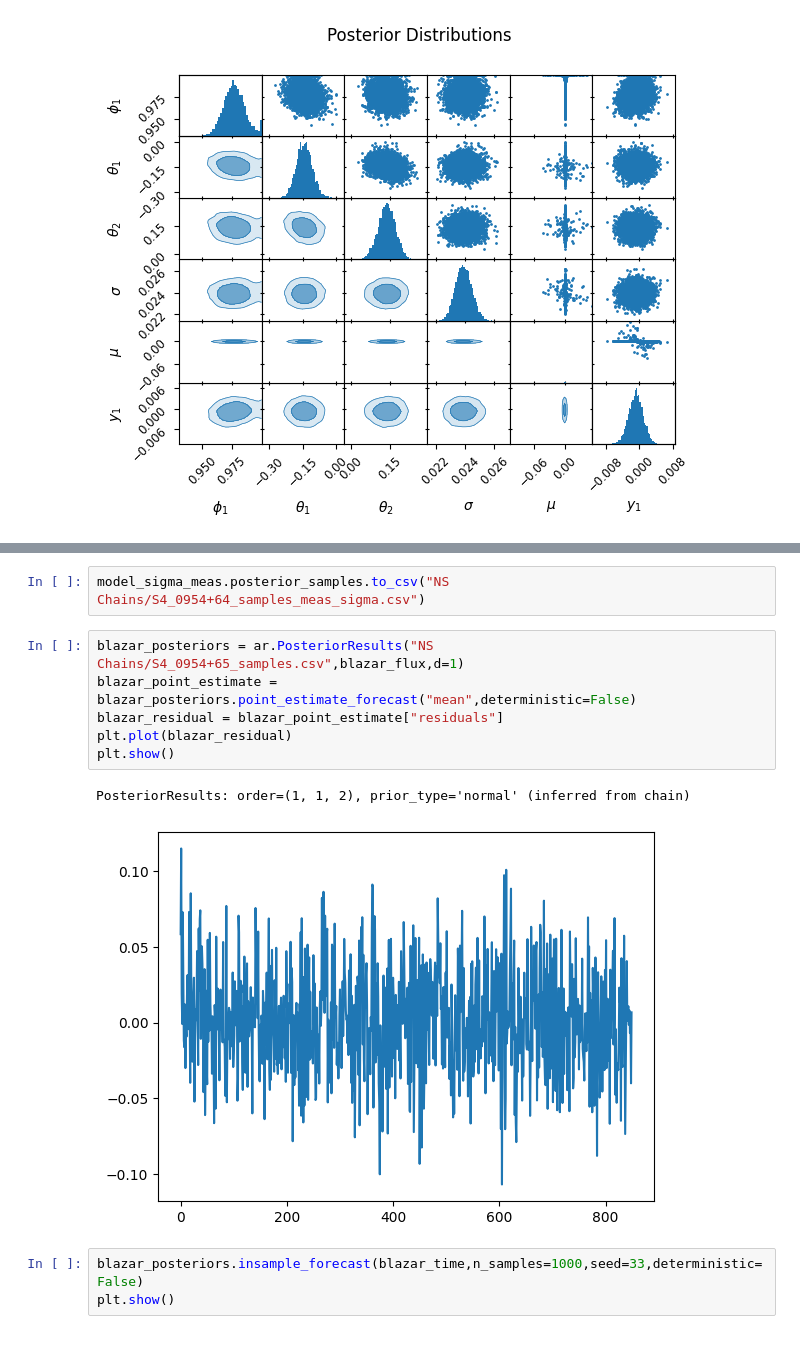
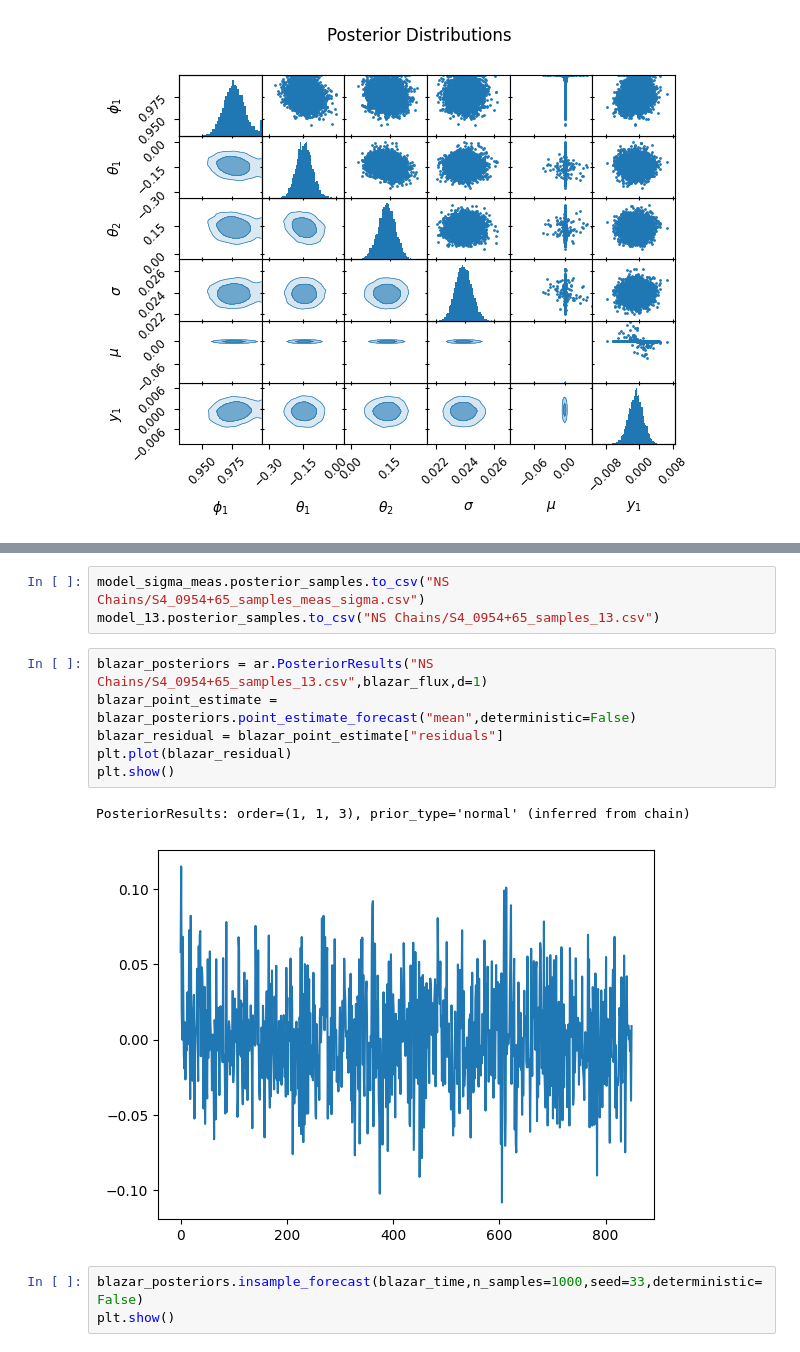
Before and after one commit to najinkya1313/NestAR, a Jupyter notebook: Examples/tess_data.ipynb, the cells around one changed output, grey strips where cells are left out. Drawn from its saved outputs; the diff is of its cells as text.

```diff
--- a/Examples/tess_data.ipynb
+++ b/Examples/tess_data.ipynb
@@ -716,14 +819,15 @@ Log Evidence: 1935.95 ± 0.18
 # %%
-model_sigma_meas.posterior_samples.to_csv("NS Chains/S4_0954+64_samples_meas_sigma.csv")
+model_sigma_meas.posterior_samples.to_csv("NS Chains/S4_0954+65_samples_meas_sigma.csv")
+model_13.posterior_samples.to_csv("NS Chains/S4_0954+65_samples_13.csv")
 # %%
-blazar_posteriors = ar.PosteriorResults("NS Chains/S4_0954+65_samples.csv",blazar_flux,d=1)
+blazar_posteriors = ar.PosteriorResults("NS Chains/S4_0954+65_samples_13.csv",blazar_flux,d=1)
 blazar_point_estimate = blazar_posteriors.point_estimate_forecast("mean",deterministic=False)
 blazar_residual = blazar_point_estimate["residuals"]
 plt.plot(blazar_residual)
 plt.show()
 # %% [output]
-PosteriorResults: order=(1, 1, 2), prior_type='normal' (inferred from chain)
+PosteriorResults: order=(1, 1, 3), prior_type='normal' (inferred from chain)
-[figure, old version]
+[figure, new version]
 # %%
 blazar_posteriors.insample_forecast(blazar_time,n_samples=1000,seed=33,deterministic=False)
 plt.show()
```
Also changed, not shown: parts of 18 cells of this notebook, 53 other files.
